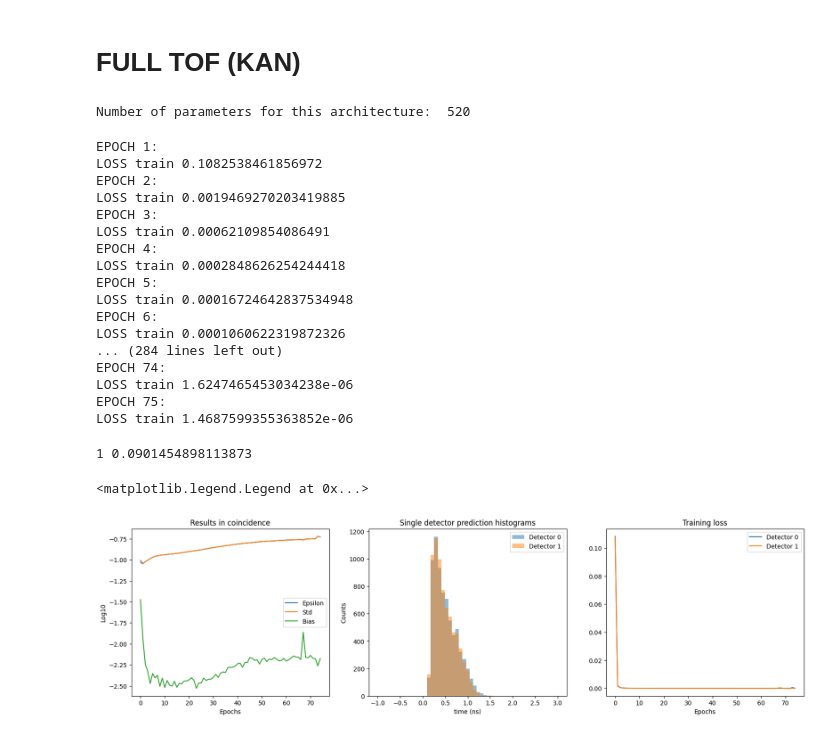
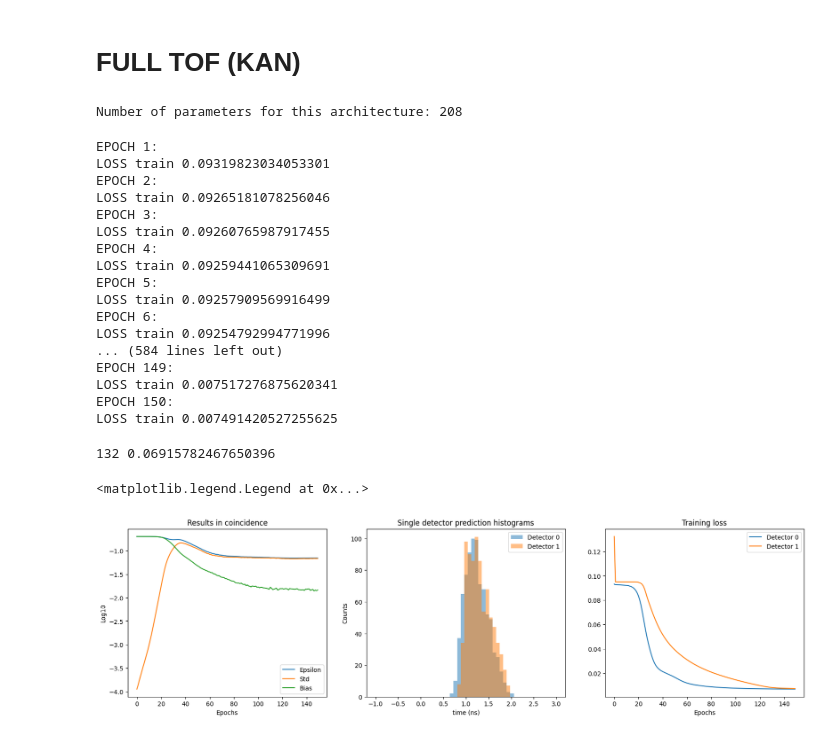
Before and after one commit to wjosefw/Signal-processing-with-Neural-networks, a Jupyter notebook: KAN.ipynb, the cells around one changed output. Drawn from its saved outputs; the diff is of its cells as text; code cells hidden in the pictures.

```diff
--- a/KAN.ipynb
+++ b/KAN.ipynb
@@ -90,21 +87,21 @@ stop = 700
 # %%
 #------------------------------------ Important definitions ------------------------------------
 ajuste_grueso = 1 # 0 = YES, 1 = NO
-delay_steps = 50 #30
+delay_steps = 30
 moments_order = 2
-fraction = 0.15
-Num_casos = 0
+Num_casos = 4000
 Nc = 2
 np.random.seed(seed = 42) #Fix numpy seed
+torch.manual_seed(0) #Fix torch seed
 
 t_shift = 8 #In time steps
 t = np.linspace(0, Nt, Nt_new)
-t0 = 75 + np.random.randint(10, size = Num_casos)
+t0 = 65 + np.random.randint(10, size = Num_casos)
 
 
 # Define size of train set from datos practica
-Ntrain_practica = int(0.5*new_pulsos_practica.shape[0])
-Ntest_practica = int(0.5*new_pulsos_practica.shape[0])
+Ntrain_practica = int(1.0*new_pulsos_practica.shape[0])
+Ntest_practica = int(0.0*new_pulsos_practica.shape[0])
 print('Número de casos de entrenamiento de la práctica: ', Ntrain_practica)
 print('Número de casos de Test de la práctica: ', Ntest_practica)
 # %% [output]
@@ -282,11 +263,9 @@ if ajuste_grueso == 0:
     TEST = np.stack((moved_pulses_test_dec0, moved_pulses_test_dec1), axis = 2)
 
 if ajuste_grueso == 1:
-    #new_REALS  = cut_pulse_by_fraction(new_REALS, fraction = fraction)
-    #TEST = new_REALS[:,start:stop,:]
-    TEST_00 = cut_pulse_by_fraction(new_pulsos_practica[Ntrain_practica:,:,:], fraction = fraction)
+    TEST_00 = new_REALS[V28.shape[0] : V28.shape[0] + V55.shape[0], start:stop,:]
+    #TEST = new_REALS[: , start:stop,:]
     #TEST_00 = new_pulsos_practica[Ntrain_practica:,start:stop,:]
-    TEST_00 = TEST_00[:,start:stop,:]
     TEST_02 = create_position(TEST_00, channel_to_move = 1, channel_to_fix = 0, t_shift = t_shift, NOISE = True)
     TEST_20 = create_position(TEST_00, channel_to_move = 0, channel_to_fix = 1, t_shift = t_shift, NOISE = True)
     TEST = np.concatenate((TEST_02, TEST_00, TEST_20), axis = 0)
@@ -303,12 +282,15 @@ grid_size = 10
 k_order = 3
 
 # Initialize model
-model_dec0 = KAN(width = architecture, grid = grid_size, k = k_order, seed = 0)
-model_dec1 = KAN(width = architecture, grid = grid_size, k = k_order, seed = 0)
+#model_dec0 = KAN(width = architecture, grid = grid_size, k = k_order, seed = 0)
+#model_dec1 = KAN(width = architecture, grid = grid_size, k = k_order, seed = 0)
+
+model_dec0 = KAN(architecture)
+model_dec1 = KAN(architecture)
 n_params = n_params_KAN(architecture, grid_size, k_order)
-print('Number of parameters for this architecture: ', n_params)
+print('Number of parameters for this architecture:', n_params)
 # %% [output]
-Number of parameters for this architecture:  520
+Number of parameters for this architecture: 208
 # %%
 # Create Dataset
 train_dataset_dec0 = torch.utils.data.TensorDataset(torch.from_numpy(M_Train_dec0).float(), torch.from_numpy(np.expand_dims(REF_train_dec0, axis = -1)).float())
@@ -322,26 +304,26 @@ optimizer_dec0 = torch.optim.AdamW(model_dec0.parameters(), lr = 5e-5) #Regulari
 optimizer_dec1 = torch.optim.AdamW(model_dec1.parameters(), lr = 5e-5) #5e-5
 # %%
 # Execute train loop
-loss_dec0, test_dec0 = train_loop_KAN(model_dec0, optimizer_dec0, train_loader_dec0, torch.tensor(MOMENTS_TEST[:,:,0]).float(), EPOCHS = 75) #125
-loss_dec1, test_dec1 = train_loop_KAN(model_dec1, optimizer_dec1, train_loader_dec1, torch.tensor(MOMENTS_TEST[:,:,1]).float(), EPOCHS = 75)
+loss_dec0, test_dec0 = train_loop_KAN(model_dec0, optimizer_dec0, train_loader_dec0, torch.tensor(MOMENTS_TEST[:,:,0]).float(), EPOCHS = 150, save = False)
+loss_dec1, test_dec1 = train_loop_KAN(model_dec1, optimizer_dec1, train_loader_dec1, torch.tensor(MOMENTS_TEST[:,:,1]).float(), EPOCHS = 150, save = False)
 # %% [output]
 EPOCH 1:
-LOSS train 0.1082538461856972
+LOSS train 0.09319823034053301
 EPOCH 2:
-LOSS train 0.0019469270203419885
+LOSS train 0.09265181078256046
 EPOCH 3:
-LOSS train 0.00062109854086491
+LOSS train 0.09260765987917455
 EPOCH 4:
-LOSS train 0.0002848626254244418
+LOSS train 0.09259441065309691
 EPOCH 5:
-LOSS train 0.00016724642837534948
+LOSS train 0.09257909569916499
 EPOCH 6:
-LOSS train 0.0001060622319872326
-... (284 lines left out)
-EPOCH 74:
-LOSS train 1.6247465453034238e-06
-EPOCH 75:
-LOSS train 1.4687599355363852e-06
+LOSS train 0.09254792994771996
+... (584 lines left out)
+EPOCH 149:
+LOSS train 0.007517276875620341
+EPOCH 150:
+LOSS train 0.007491420527255625
 # %%
 if ajuste_grueso == 0:
     TOFN = (test_dec0 - new_time_step*delays_test_dec0) - (test_dec1 - new_time_step*delays_test_dec1)
@@ -350,9 +332,9 @@ if ajuste_grueso == 0:
     TOFN_V82 = TOFN[:,V28.shape[0] + V55.shape[0]:] - test_dec1[:,V28.shape[0] + V55.shape[0]:]
 
 if ajuste_grueso == 1:
-    #TOFN_V28 = test_dec0[:,:V28.shape[0]] - test_dec1[:,:V28.shape[0]]
-    #TOFN_V55 = test_dec0[:,V28.shape[0] :V28.shape[0] + V55.shape[0]] - test_dec1[:,V28.shape[0] :V28.shape[0] + V55.shape[0]]
-    #TOFN_V82 = test_dec0[:,V28.shape[0] + V55.shape[0]:] - test_dec1[:,V28.shape[0] + V55.shape[0]:]
+    TOFN_V28 = test_dec0[:,:V28.shape[0]] - test_dec1[:,:V28.shape[0]]
+    TOFN_V55 = test_dec0[:,V28.shape[0] :V28.shape[0] + V55.shape[0]] - test_dec1[:,V28.shape[0] :V28.shape[0] + V55.shape[0]]
+    TOFN_V82 = test_dec0[:,V28.shape[0] + V55.shape[0]:] - test_dec1[:,V28.shape[0] + V55.shape[0]:]
 
     TOFN_V28 = test_dec0[:,:TEST_00.shape[0]] - test_dec1[:,:TEST_00.shape[0]]
     TOFN_V55 = test_dec0[:,TEST_00.shape[0] : 2*TEST_00.shape[0]] - test_dec1[:, TEST_00.shape[0] : 2*TEST_00.shape[0]]
@@ -382,33 +364,33 @@ plt.subplot(131)
 plt.plot(np.log10(epsilon), label = 'Epsilon')
 plt.plot(np.log10(mean_std), label = 'Std')
 plt.plot(np.log10(mean_error_centroid), label = 'Bias')
 plt.title('Results in coincidence')
 plt.xlabel('Epochs')
 plt.ylabel('Log10')
 plt.legend()
 
 plt.subplot(132)
 if ajuste_grueso == 0:
     plt.hist(test_dec0[idx_min_epsilon , :] - new_time_step*delays_test_dec0, bins = 51, range = [-1, 3], alpha = 0.5, label = 'Detector 0');
     plt.hist(test_dec1[idx_min_epsilon , :] - new_time_step*delays_test_dec1, bins = 51, range = [-1, 3], alpha = 0.5, label = 'Detector 1');
 
 if ajuste_grueso == 1:
     plt.hist(test_dec0[idx_min_epsilon , :], bins = 51, range = [-1, 3], alpha = 0.5, label = 'Detector 0');
     plt.hist(test_dec1[idx_min_epsilon , :], bins = 51, range = [-1, 3], alpha = 0.5, label = 'Detector 1');
 
 plt.title('Single detector prediction histograms')
 plt.xlabel('time (ns)')
 plt.ylabel('Counts')
 plt.legend()
 
 plt.subplot(133)
 plt.plot(loss_dec0[:], label = 'Detector 0')
 plt.plot(loss_dec1[:], label = 'Detector 1')
 plt.title('Training loss')
 plt.xlabel('Epochs')
 plt.legend()
 # %% [output]
-1 0.0901454898113873
+132 0.06915782467650396
 <matplotlib.legend.Legend at 0x...>
-[figure, old version]
+[figure, new version]
 # %%
```
Also changed, not shown: parts of 12 cells of this notebook.
